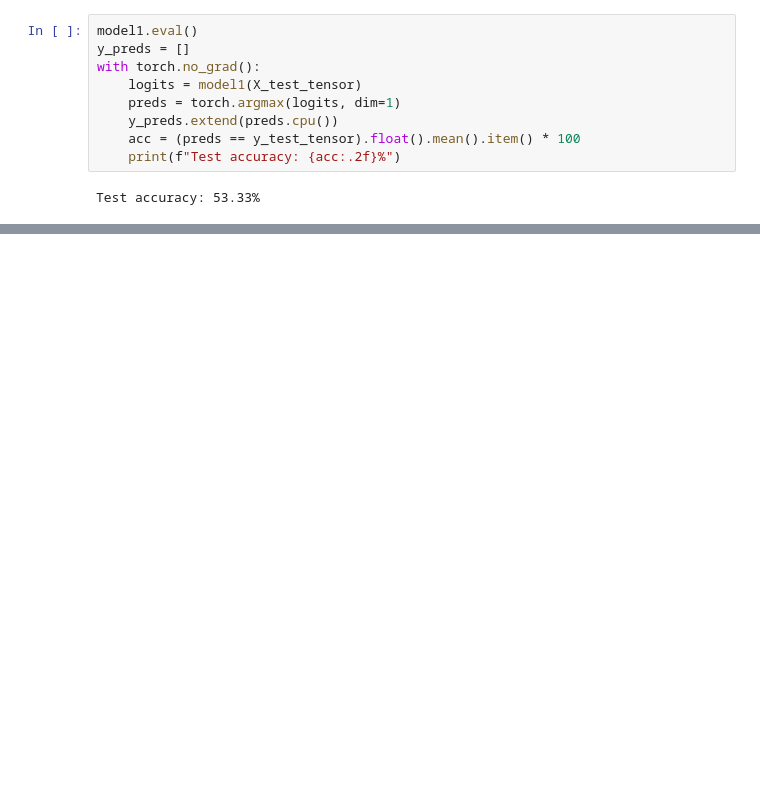
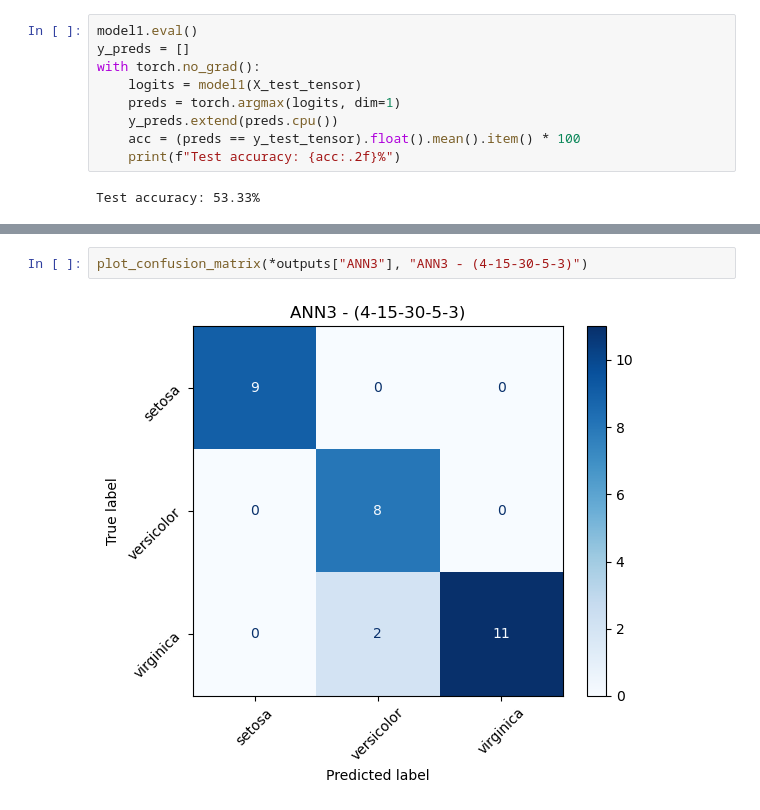
Before and after one commit to Param302/ML-Practice, a Jupyter notebook: Iris_ANN.ipynb, the cells around one changed output, grey strips where cells are left out. Cells and saved outputs as stored; diff of their text form; blank space fills up the shorter version.

```diff
--- a/Iris_ANN.ipynb
+++ b/Iris_ANN.ipynb
@@ -278,0 +449,4 @@ weighted avg       0.37      0.53      0.41        30
+# %%
+plot_confusion_matrix(*outputs["ANN3"], "ANN3 - (4-15-30-5-3)")
+# %% [output]
+[figure, added]
```
Also changed, not shown: parts of 17 cells of this notebook.
